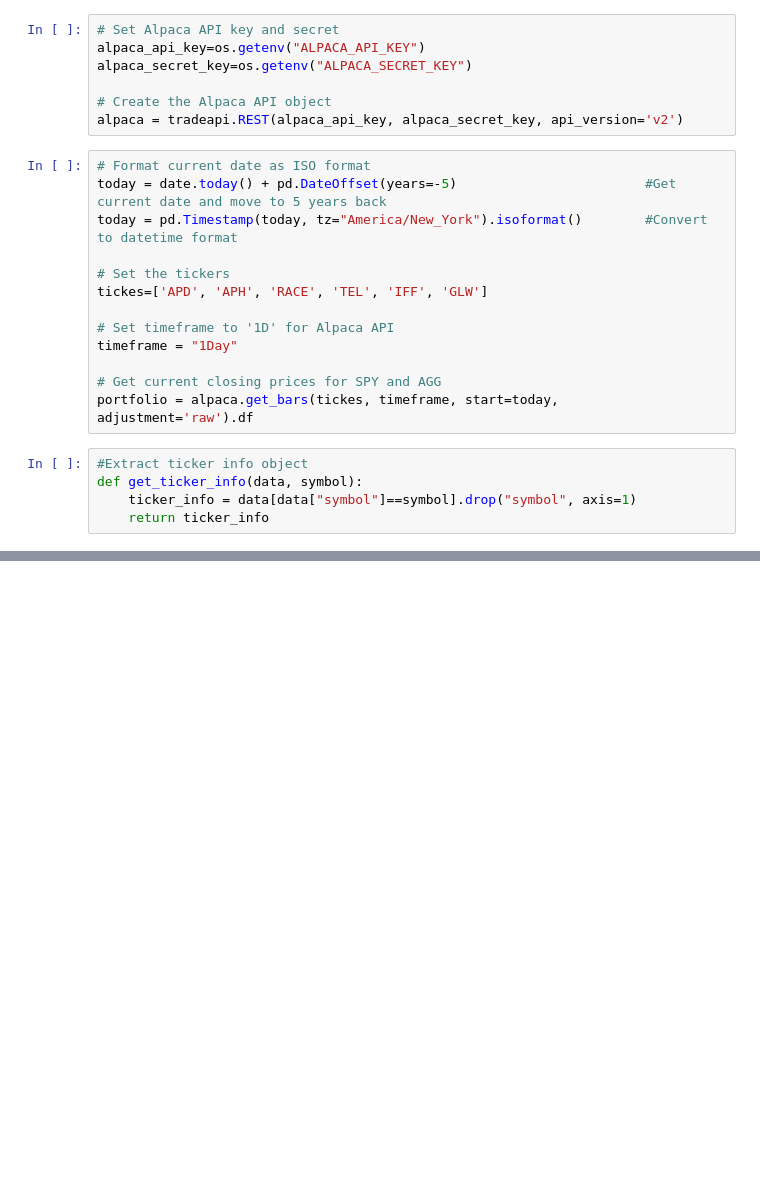
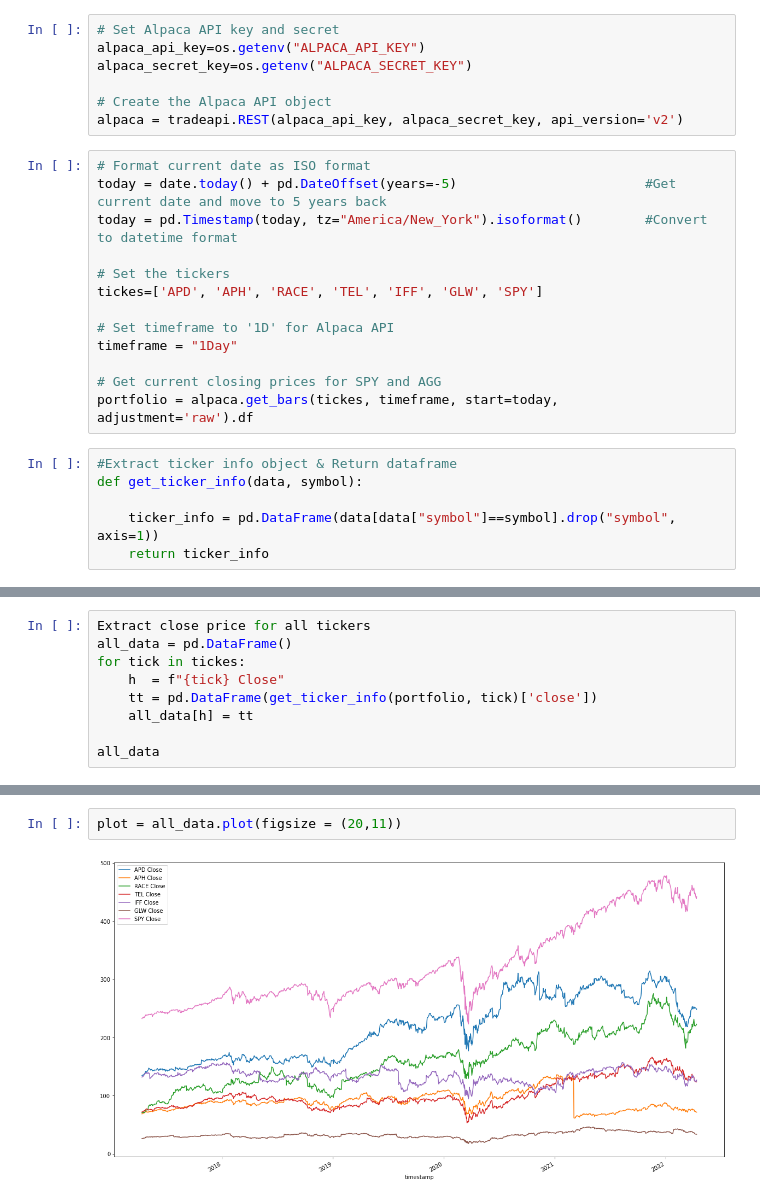
Before and after one commit to Nithy29/Responsible_Investor, a Jupyter notebook: analysis.ipynb, the cells around one changed output, grey strips where cells are left out. Drawn from its saved outputs; the diff is of its cells as text; blank space fills up the shorter version.

```diff
--- a/analysis.ipynb
+++ b/analysis.ipynb
@@ -30,7 +30,7 @@ today = date.today() + pd.DateOffset(years=-5)                        #Get curre
 today = pd.Timestamp(today, tz="America/New_York").isoformat()        #Convert to datetime format
 
 # Set the tickers
-tickes=['APD', 'APH', 'RACE', 'TEL', 'IFF', 'GLW']
+tickes=['APD', 'APH', 'RACE', 'TEL', 'IFF', 'GLW', 'SPY']
 
 # Set timeframe to '1D' for Alpaca API
 timeframe = "1Day"
@@ -38,7 +38,8 @@ timeframe = "1Day"
 # Get current closing prices for SPY and AGG
 portfolio = alpaca.get_bars(tickes, timeframe, start=today,  adjustment='raw').df
 # %%
-#Extract ticker info object
+#Extract ticker info object & Return dataframe
 def get_ticker_info(data, symbol):
-    ticker_info = data[data["symbol"]==symbol].drop("symbol", axis=1)
+
+    ticker_info = pd.DataFrame(data[data["symbol"]==symbol].drop("symbol", axis=1))
     return ticker_info
@@ -78,0 +46,9 @@ portfolio
+# %%
+Extract close price for all tickers
+all_data = pd.DataFrame()
+for tick in tickes:
+    h  = f"{tick} Close"
+    tt = pd.DataFrame(get_ticker_info(portfolio, tick)['close'])
+    all_data[h] = tt
+
+all_data
@@ -78,0 +70,4 @@ portfolio
+# %%
+plot = all_data.plot(figsize = (20,11))
+# %% [output]
+[figure, added]
```
Also changed, not shown: parts of 3 cells of this notebook, 2 other files.
